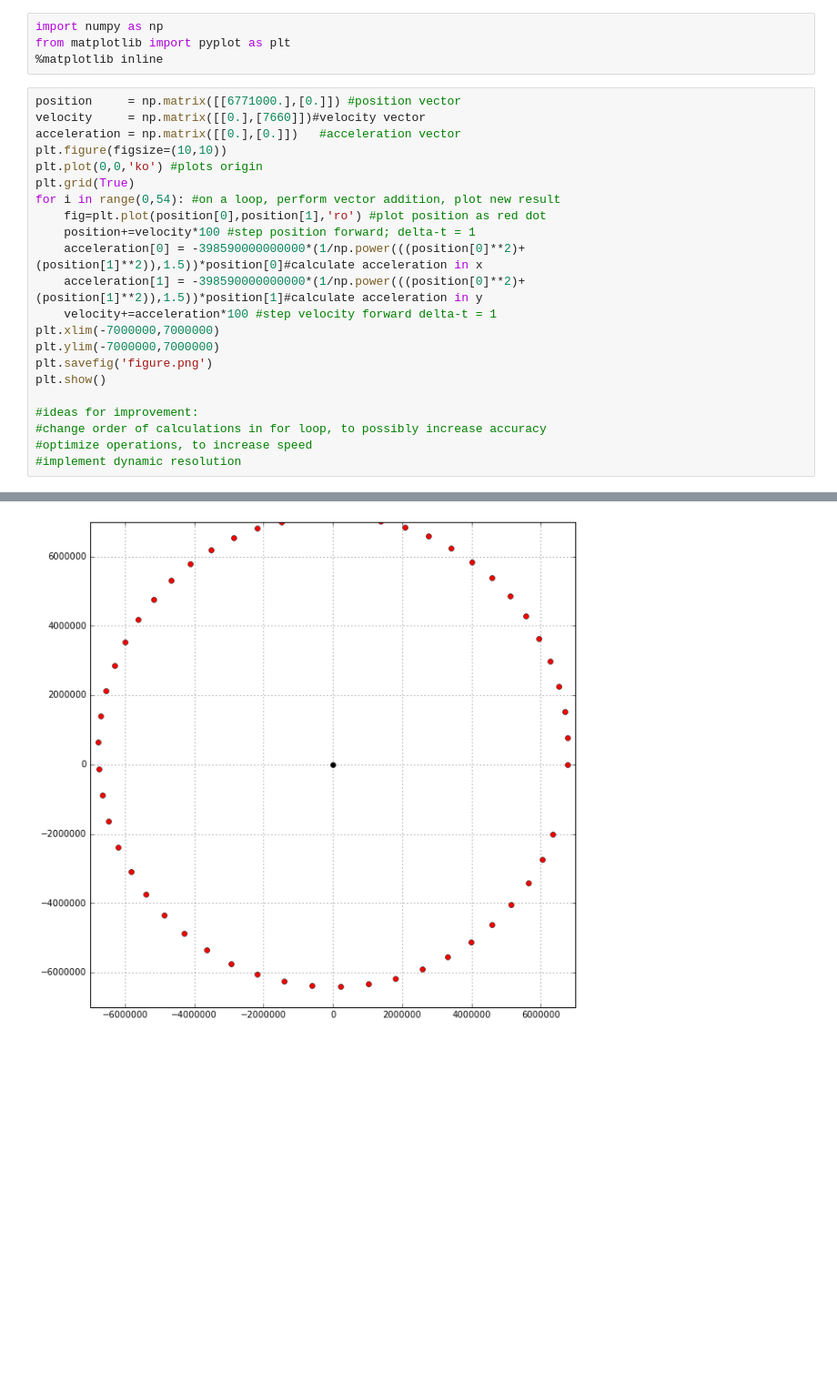
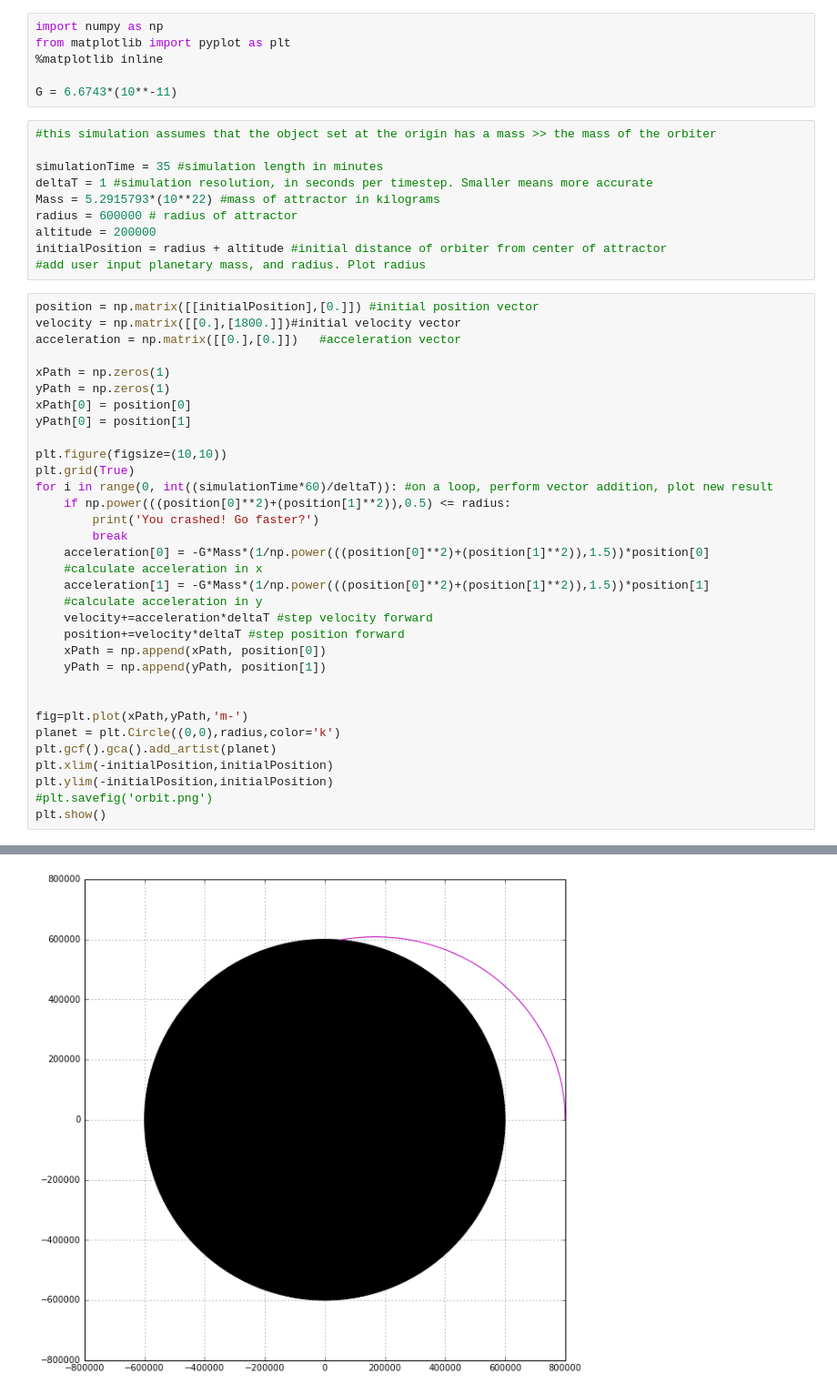
Before and after one commit to jacob-i-skinner/WWU-projects, a Jupyter notebook: A Numerical Simulation of Single Body Gravitational Attraction.ipynb, the cells around one changed output, grey strips where cells are left out. Shown at 91% size. Drawn from its saved outputs; the diff is of its cells as text; blank space fills up the shorter version.

```diff
--- a/A Numerical Simulation of Single Body Gravitational Attraction.ipynb
+++ b/A Numerical Simulation of Single Body Gravitational Attraction.ipynb
@@ -4,26 +2,49 @@ This class has been helpful in giving me an opportunity to learn Python, specifi
 import numpy as np
 from matplotlib import pyplot as plt
 %matplotlib inline
+
+G = 6.6743*(10**-11)
+# %%
+#this simulation assumes that the object set at the origin has a mass >> the mass of the orbiter
+
+simulationTime = 35 #simulation length in minutes
+deltaT = 1 #simulation resolution, in seconds per timestep. Smaller means more accurate
+Mass = 5.2915793*(10**22) #mass of attractor in kilograms
+radius = 600000 # radius of attractor
+altitude = 200000
+initialPosition = radius + altitude #initial distance of orbiter from center of attractor
+#add user input planetary mass, and radius. Plot radius
 # %%
-position     = np.matrix([[6771000.],[0.]]) #position vector
-velocity     = np.matrix([[0.],[7660]])#velocity vector
+position = np.matrix([[initialPosition],[0.]]) #initial position vector
+velocity = np.matrix([[0.],[1800.]])#initial velocity vector
 acceleration = np.matrix([[0.],[0.]])   #acceleration vector
+
+xPath = np.zeros(1)
+yPath = np.zeros(1)
+xPath[0] = position[0]
+yPath[0] = position[1]
+
 plt.figure(figsize=(10,10))
-plt.plot(0,0,'ko') #plots origin
 plt.grid(True)
-for i in range(0,54): #on a loop, perform vector addition, plot new result
-    fig=plt.plot(position[0],position[1],'ro') #plot position as red dot
-    position+=velocity*100 #step position forward; delta-t = 1
-    acceleration[0] = -398590000000000*(1/np.power(((position[0]**2)+(position[1]**2)),1.5))*position[0]#calculate acceleration in x
-    acceleration[1] = -398590000000000*(1/np.power(((position[0]**2)+(position[1]**2)),1.5))*position[1]#calculate acceleration in y
-    velocity+=acceleration*100 #step velocity forward delta-t = 1
-plt.xlim(-7000000,7000000)
-plt.ylim(-7000000,7000000)
-plt.savefig('figure.png')
+for i in range(0, int((simulationTime*60)/deltaT)): #on a loop, perform vector addition, plot new result
+    if np.power(((position[0]**2)+(position[1]**2)),0.5) <= radius:
+        print('You crashed! Go faster?')
+        break
+    acceleration[0] = -G*Mass*(1/np.power(((position[0]**2)+(position[1]**2)),1.5))*position[0]
+    #calculate acceleration in x
+    acceleration[1] = -G*Mass*(1/np.power(((position[0]**2)+(position[1]**2)),1.5))*position[1]
+    #calculate acceleration in y
+    velocity+=acceleration*deltaT #step velocity forward
+    position+=velocity*deltaT #step position forward
+    xPath = np.append(xPath, position[0])
+    yPath = np.append(yPath, position[1])
+
+
+fig=plt.plot(xPath,yPath,'m-')
+planet = plt.Circle((0,0),radius,color='k')
+plt.gcf().gca().add_artist(planet)
+plt.xlim(-initialPosition,initialPosition)
+plt.ylim(-initialPosition,initialPosition)
+#plt.savefig('orbit.png')
 plt.show()
-
-#ideas for improvement:
-#change order of calculations in for loop, to possibly increase accuracy
-#optimize operations, to increase speed
-#implement dynamic resolution
 # %% [output]
@@ -30 +52 @@ plt.show()
-[figure, old version]
+[figure, new version]
```
Also changed, not shown: parts of 4 cells of this notebook.
